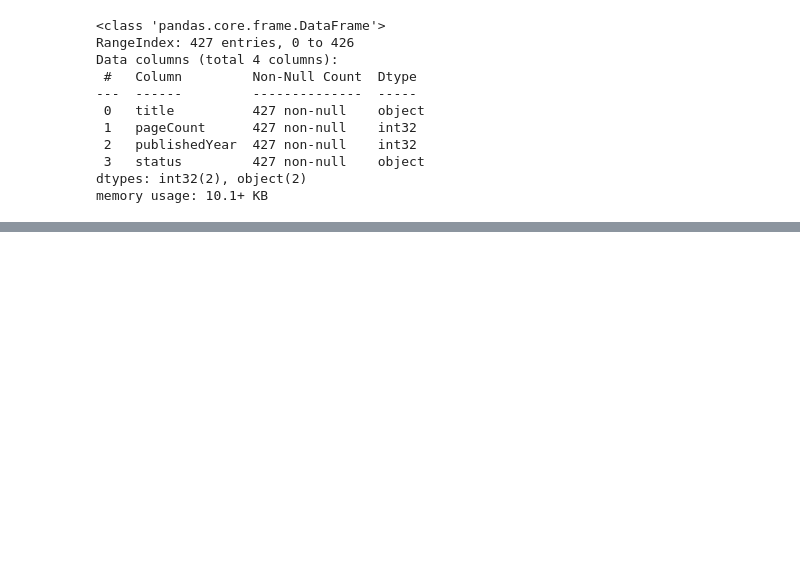
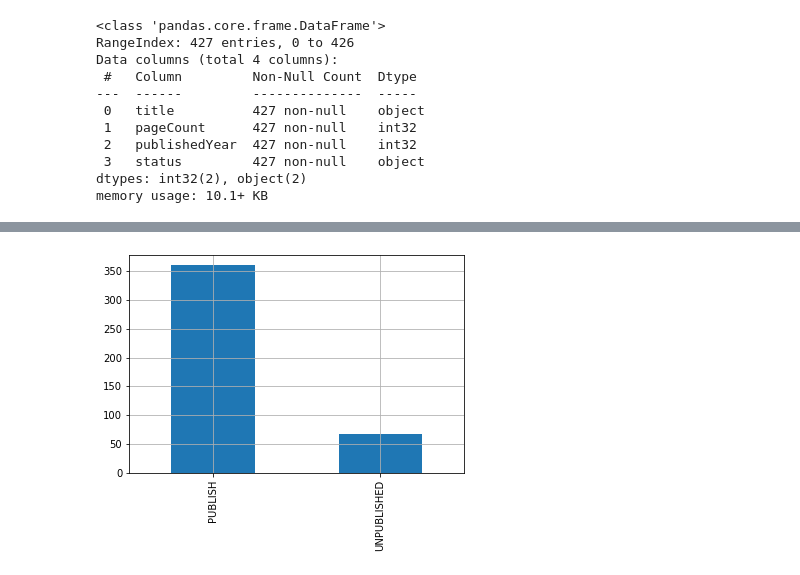
Before and after one commit to Naveen-Karanamu/Books-Data-Analysis, a Jupyter notebook: main.ipynb, the cells around one changed output, grey strips where cells are left out. Saved outputs shown, nothing was run; the diff lists cells and outputs as text; code cells hidden in the pictures; blank space fills up the shorter version.

```diff
--- a/main.ipynb
+++ b/main.ipynb
@@ -685,0 +701,5 @@ memory usage: 10.1+ KB
+# %%
+df_copy.status.value_counts().plot.bar()
+plt.grid()
+# %% [output]
+[figure, added]
```
Also changed, not shown: parts of 14 cells of this notebook.
